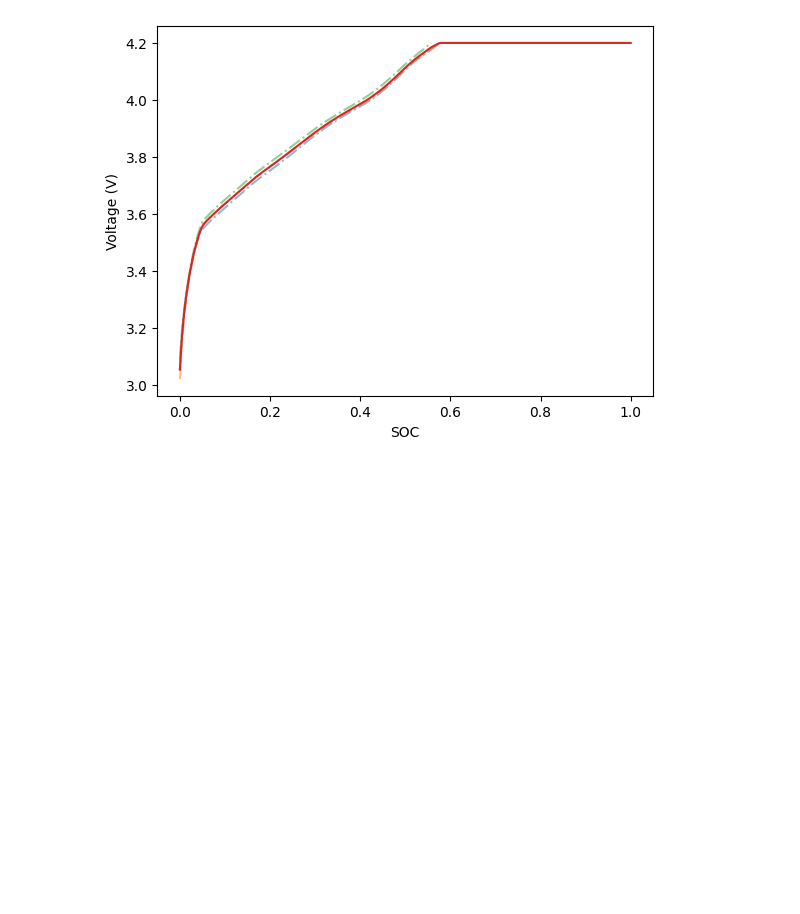
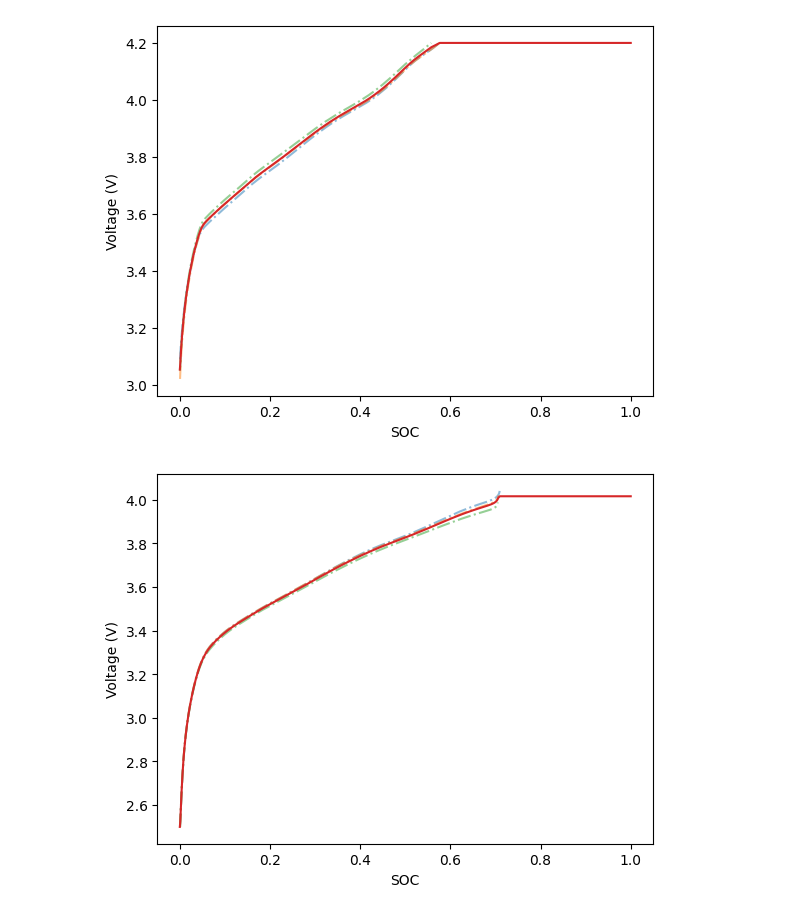
Before and after one commit to seanbuchanan-eng/battery_sizing_model, a Jupyter notebook: data_processing/check_data_requirements.ipynb, the cells around one changed output. Drawn from its saved outputs; the diff is of its cells as text; code cells hidden in the pictures; blank space fills up the shorter version.

```diff
--- a/data_processing/check_data_requirements.ipynb
+++ b/data_processing/check_data_requirements.ipynb
@@ -119,7 +119,11 @@ def plot_ocv_array(filtered_steps, feature, nom_cap,save=False):
 
 def plot_avg_ocv(interpolated_x, avg_dict, actual_dict, soh_key, feature):
     for step in actual_dict[soh_key]:
-        plt.plot(np.array(step[feature]) / 4.0, step["Voltage(V)"], alpha=0.5, linestyle='-.')
+        if feature == "Discharge_Capacity(Ah)":
+            voltage = step["Voltage(V)"][::-1]
+        else:
+            voltage = step["Voltage(V)"]
+        plt.plot(np.array(step[feature]) / 4.0, voltage, alpha=0.5, linestyle='-.')
     plt.plot(interpolated_x, avg_dict[soh_key])
     plt.xlabel("SOC")
     plt.ylabel("Voltage (V)")
@@ -148,29 +152,37 @@ plot_ocv_array(step6_filtered,"Charge_Capacity(Ah)",4)
 # %% [markdown]
 # Make OCV Lookup Table.
 # %%
-def avg_ocv(actual_ocv: dict, feature: str, nom_cap: float=4):
+def avg_ocv(actual_ocv: dict, feature: str, nom_cap: float=4, discharge: bool=False):
     ocv = {}
     x = np.linspace(0,1,1000)
     for key, values in actual_ocv.items():
         interp_list = []
         for step in values:
+            if discharge:
+                voltage = step["Voltage(V)"][::-1]
+            else:
+                voltage = step["Voltage(V)"]
             interp_list.append(
                 np.interp(
                     x,
                     np.array(step[feature]) / nom_cap,
-                    step["Voltage(V)"]
+                    voltage
                 )
             )
         interp_list = np.array(interp_list)
         ocv[key] = interp_list.mean(axis=0)
     return ocv
 # %%
-discharge_ocv = avg_ocv(step10_filtered, "Discharge_Capacity(Ah)")
+discharge_ocv = avg_ocv(step10_filtered, "Discharge_Capacity(Ah)", discharge=True)
 charge_ocv = avg_ocv(step6_filtered, "Charge_Capacity(Ah)")
 # %%
 plot_avg_ocv(np.linspace(0,1,1000), charge_ocv, step6_filtered, 0.7, "Charge_Capacity(Ah)")
 # %% [output]
 [figure]
+# %%
+plot_avg_ocv(np.linspace(0,1,1000), discharge_ocv, step10_filtered, 0.7, "Discharge_Capacity(Ah)")
+# %% [output]
+[figure, added]
 # %%
 # save dictionary's to be lookup tables
 with open('../lookup_tables/discharge_ocv.pkl', 'wb') as f:
```
